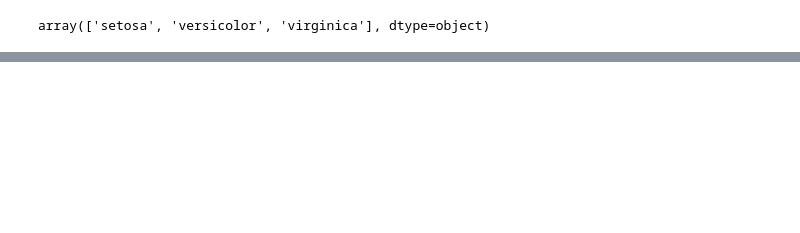
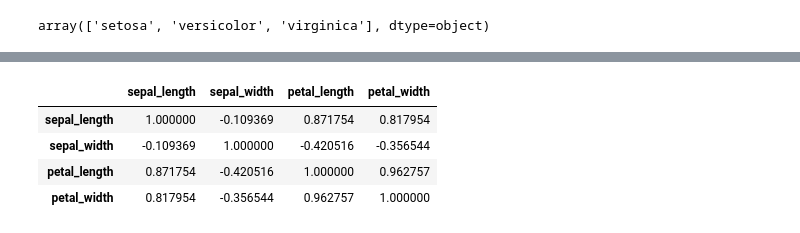
Before and after one commit to ArvindUpreti/Iris-dataset-Analysis, a Jupyter notebook: Iris Data Project.ipynb, the cells around one changed output, grey strips where cells are left out. Cells and saved outputs as stored; diff of their text form; code cells hidden in the pictures; blank space fills up the shorter version.

```diff
--- a/Iris Data Project.ipynb
+++ b/Iris Data Project.ipynb
@@ -346,0 +338,9 @@ sns.pairplot(df)
+# %%
+corr=df.corr(numeric_only=True)
+corr
+# %% [output]
+|  | sepal_length | sepal_width | petal_length | petal_width |
+| sepal_length | 1.000000 | -0.109369 | 0.871754 | 0.817954 |
+| sepal_width | -0.109369 | 1.000000 | -0.420516 | -0.356544 |
+| petal_length | 0.871754 | -0.420516 | 1.000000 | 0.962757 |
+| petal_width | 0.817954 | -0.356544 | 0.962757 | 1.000000 |
```
Also changed, not shown: parts of 12 cells of this notebook.
